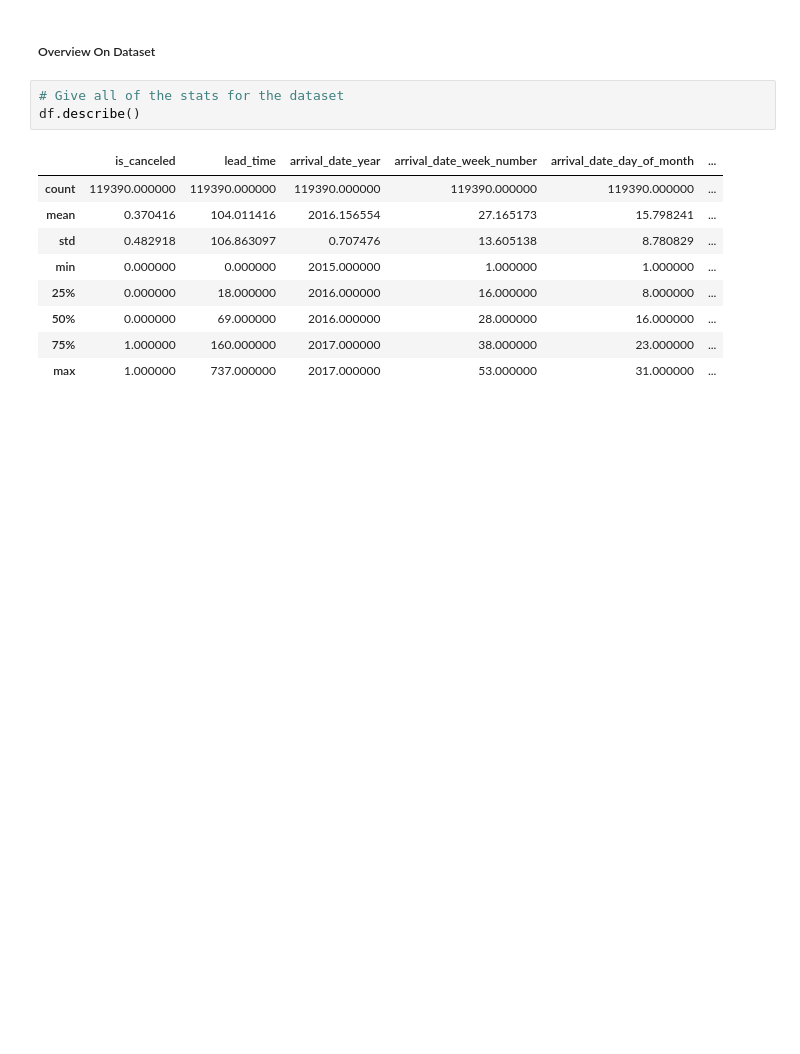
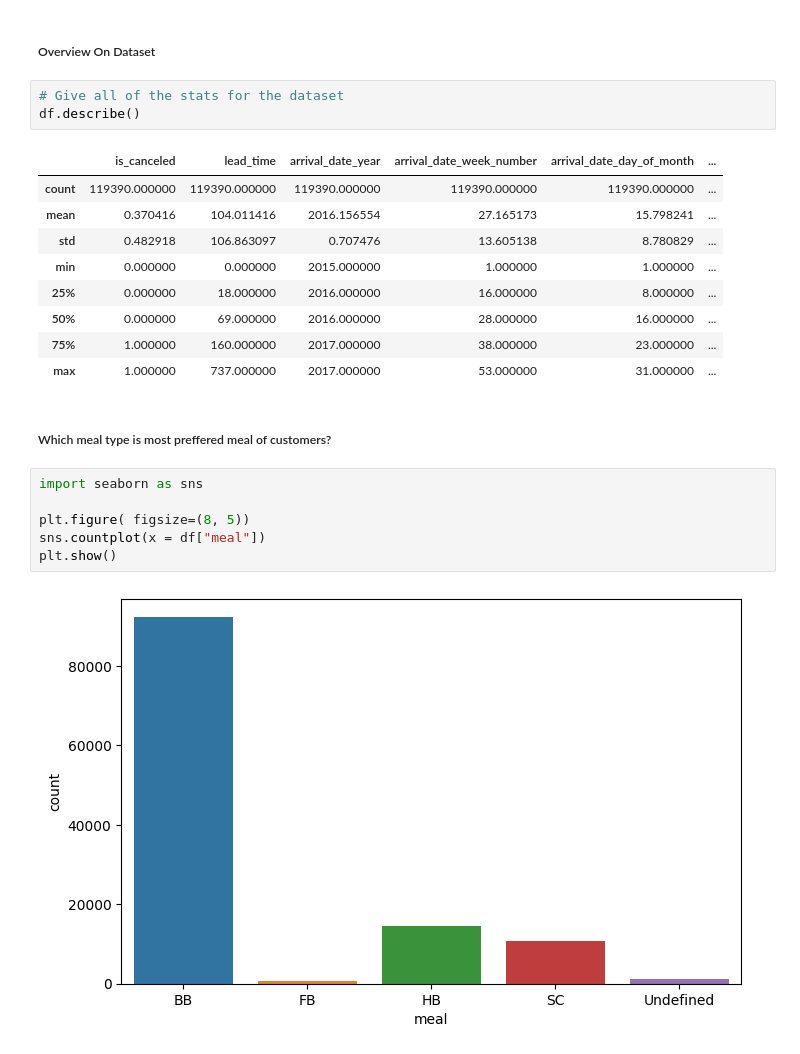
Before and after one commit to Gavin-Sharma/Hotel-Booking-Data-Mining, a Jupyter notebook: project_1.ipynb, the cells around one changed output. Drawn from its saved outputs; the diff is of its cells as text; blank space fills up the shorter version.

Commit message:
Finished the Python graphs

```diff
--- a/project_1.ipynb
+++ b/project_1.ipynb
@@ -75,3 +77,13 @@ df.describe()
 | 50% | 0.000000 | 69.000000 | 2016.000000 | 28.000000 | 16.000000 | ... |
 | 75% | 1.000000 | 160.000000 | 2017.000000 | 38.000000 | 23.000000 | ... |
 | max | 1.000000 | 737.000000 | 2017.000000 | 53.000000 | 31.000000 | ... |
+# %% [markdown]
+<h5>Which meal type is most preffered meal of customers?</h5>
+# %%
+import seaborn as sns
+
+plt.figure( figsize=(8, 5))
+sns.countplot(x = df["meal"])
+plt.show()
+# %% [output]
+[figure, added]
```
Also changed, not shown: parts of 9 cells of this notebook, 1 other file.
